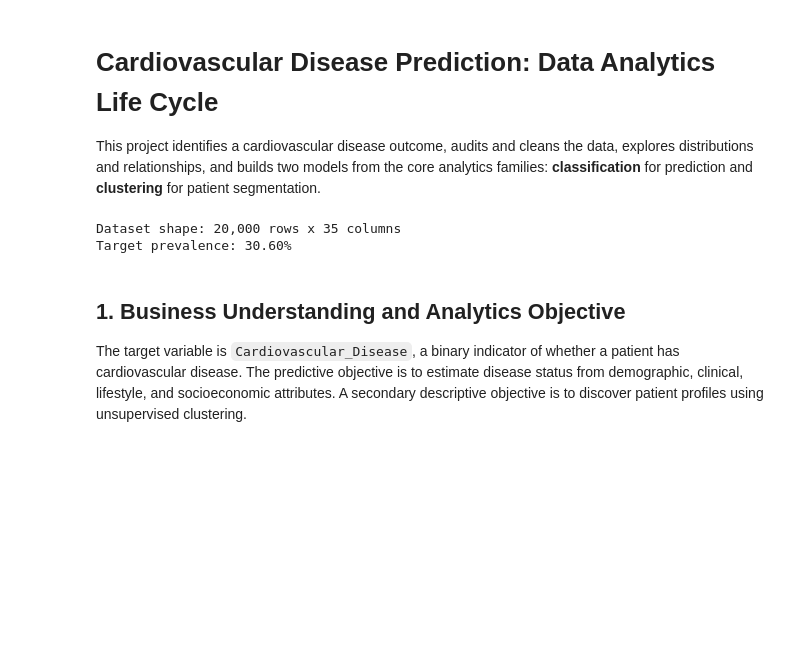
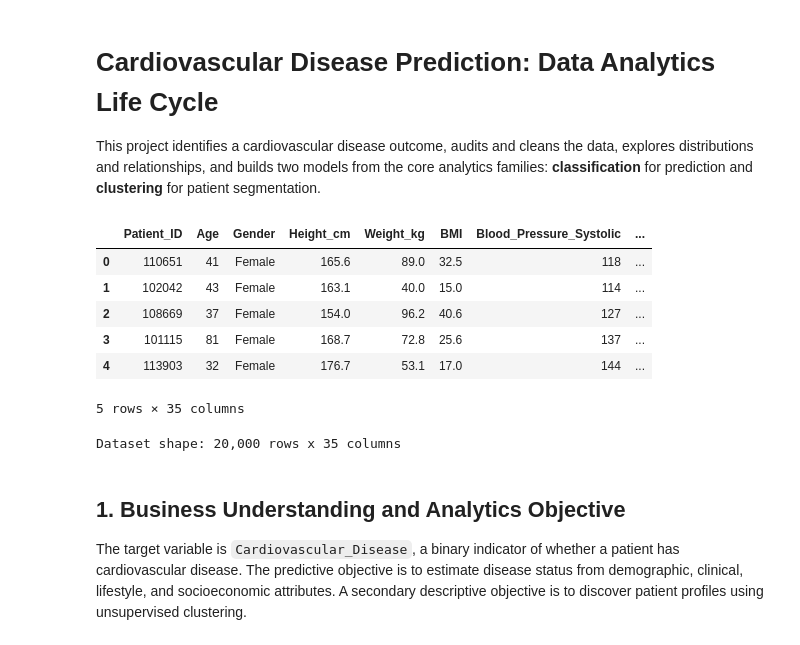
Before and after one commit to minat-hub/Data-Analytics-Project, a Jupyter notebook: data_analytics_project.ipynb, the cells around one changed output. Drawn from its saved outputs; the diff is of its cells as text; code cells hidden in the pictures; blank space fills up the shorter version.

```diff
--- a/data_analytics_project.ipynb
+++ b/data_analytics_project.ipynb
@@ -34,11 +34,19 @@ DATA_PATH = "cardiovascular_disease_prediction.csv"
 TARGET = "Cardiovascular_Disease"
 # %%
 df = pd.read_csv(DATA_PATH)
-print(f"Dataset shape: {df.shape[0]:,} rows x {df.shape[1]} columns")
-print(f"Target prevalence: {df[TARGET].mean():.2%}")
+df.head()
 # %% [output]
+|  | Patient_ID | Age | Gender | Height_cm | Weight_kg | BMI | Blood_Pressure_Systolic | ... |
+| 0 | 110651 | 41 | Female | 165.6 | 89.0 | 32.5 | 118 | ... |
+| 1 | 102042 | 43 | Female | 163.1 | 40.0 | 15.0 | 114 | ... |
+| 2 | 108669 | 37 | Female | 154.0 | 96.2 | 40.6 | 127 | ... |
+| 3 | 101115 | 81 | Female | 168.7 | 72.8 | 25.6 | 137 | ... |
+| 4 | 113903 | 32 | Female | 176.7 | 53.1 | 17.0 | 144 | ... |
-Dataset shape: 20,000 rows x 35 columns
-Target prevalence: 30.60%
+5 rows × 35 columns
+# %%
+print(f"Dataset shape: {df.shape[0]:,} rows x {df.shape[1]} columns")
+# %% [output]
+Dataset shape: 20,000 rows x 35 columns
 # %% [markdown]
 ## 1. Business Understanding and Analytics Objective
 
```
